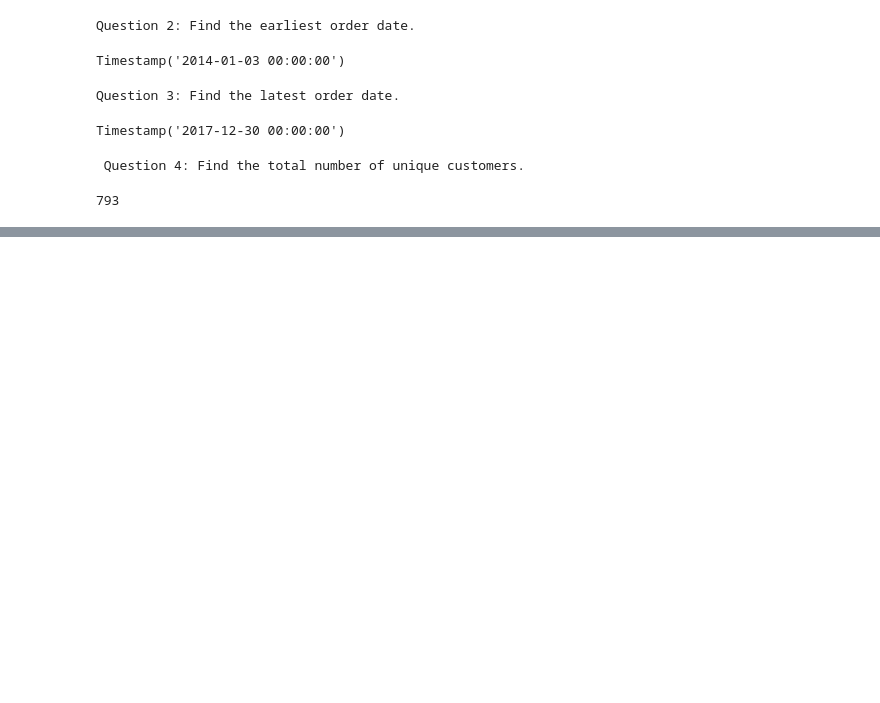
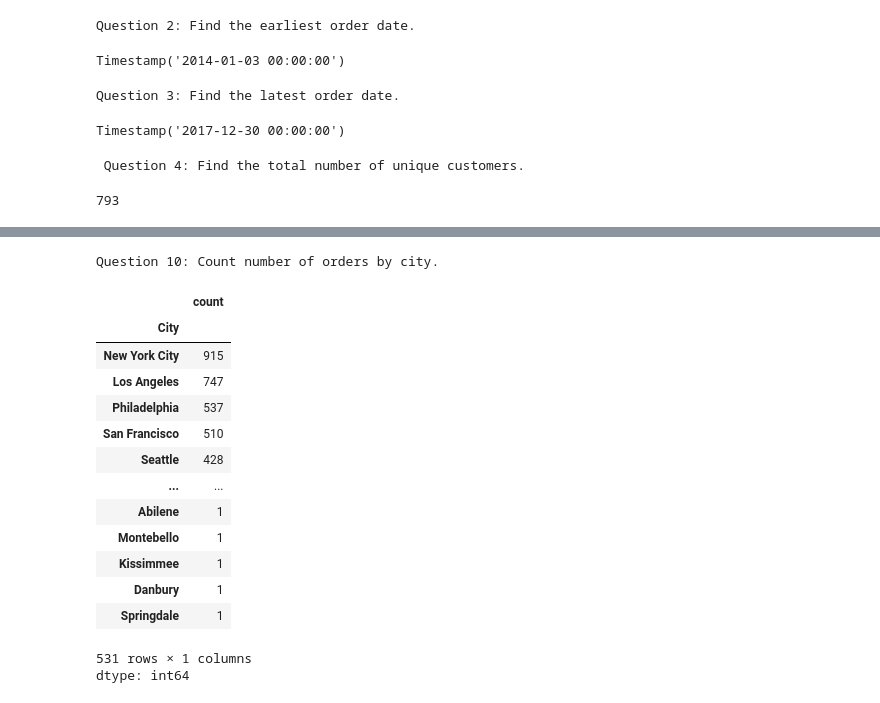
Before and after one commit to gaganreddy7977/python-assignment, a Jupyter notebook: pandas_Assignment.ipynb, the cells around one changed output, grey strips where cells are left out. Drawn from its saved outputs; the diff is of its cells as text; code cells hidden in the pictures; blank space fills up the shorter version.

```diff
--- a/pandas_Assignment.ipynb
+++ b/pandas_Assignment.ipynb
@@ -63,0 +126,20 @@ dtype: int64
+# %%
+print('Question 10: Count number of orders by city.')
+data_set['City'].value_counts()
+# %% [output]
+Question 10: Count number of orders by city.
+|  | count |
+| City |  |
+| New York City | 915 |
+| Los Angeles | 747 |
+| Philadelphia | 537 |
+| San Francisco | 510 |
+| Seattle | 428 |
+| ... | ... |
+| Abilene | 1 |
+| Montebello | 1 |
+| Kissimmee | 1 |
+| Danbury | 1 |
+| Springdale | 1 |
+531 rows × 1 columns
+dtype: int64
```
Also changed, not shown: parts of 31 cells of this notebook.
